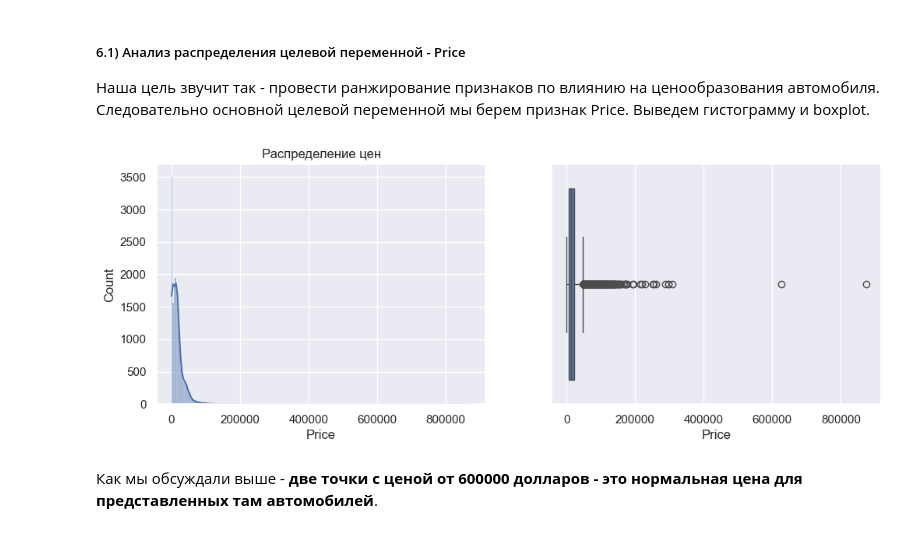
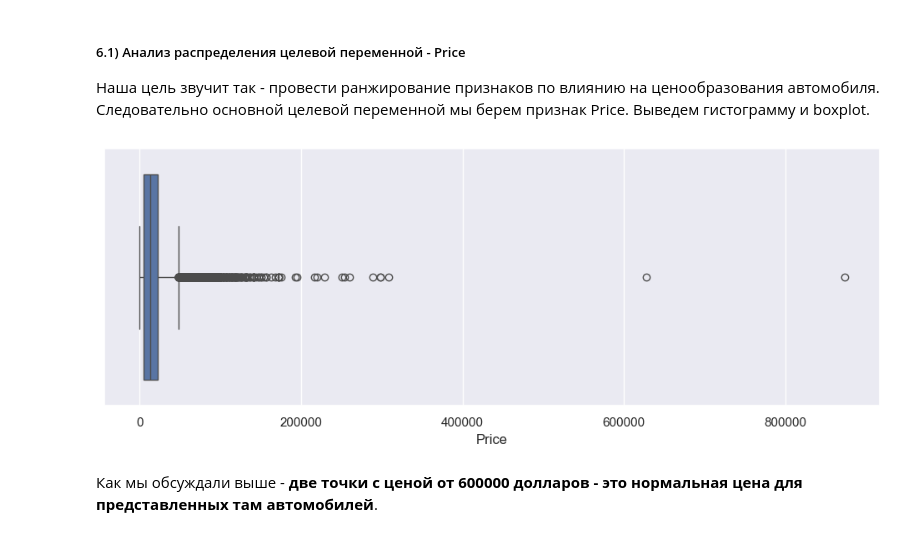
Before and after one commit to D0uble-Zer0/DE_ITMO_Course, a Jupyter notebook: notebooks/EDA.ipynb, the cells around one changed output. Cells and saved outputs as stored; diff of their text form; code cells hidden in the pictures.

```diff
--- a/notebooks/EDA.ipynb
+++ b/notebooks/EDA.ipynb
@@ -61,8 +61,12 @@ import pandas as pd
 import numpy as np
 import seaborn as sns
 import matplotlib.pyplot as plt
+import plotly.express as px
+
 %matplotlib inline
-sns.set(color_codes=True)
+sns.set(color_codes=True, font="Arial", font_scale=1)
+plt.rcParams['font.family'] = 'Arial'
+plt.rcParams['font.size'] = 10
 
 FILE_ID = "1PMhtD3LqyCzlZMEh-8aDPxre0wPw8v0U"  # ID файла на Google Drive
 file_url = f"https://drive.google.com/uc?id={FILE_ID}"
@@ -739,13 +760,7 @@ __Валидация числовых и булевых признаков__ -
 Следовательно основной целевой переменной мы берем признак Price. Выведем гистограмму и boxplot.
 # %%
 plt.figure(figsize=(12, 4))
-
-plt.subplot(1, 2, 1)
-sns.histplot(df_par["Price"], kde=True)
-plt.title("Распределение цен")
-
-plt.subplot(1, 2, 2)
 sns.boxplot(x=df_par["Price"])
 plt.show()
 # %% [output]
-[figure, old version]
+[figure, new version]
```
Also changed, not shown: parts of 13 cells of this notebook.
